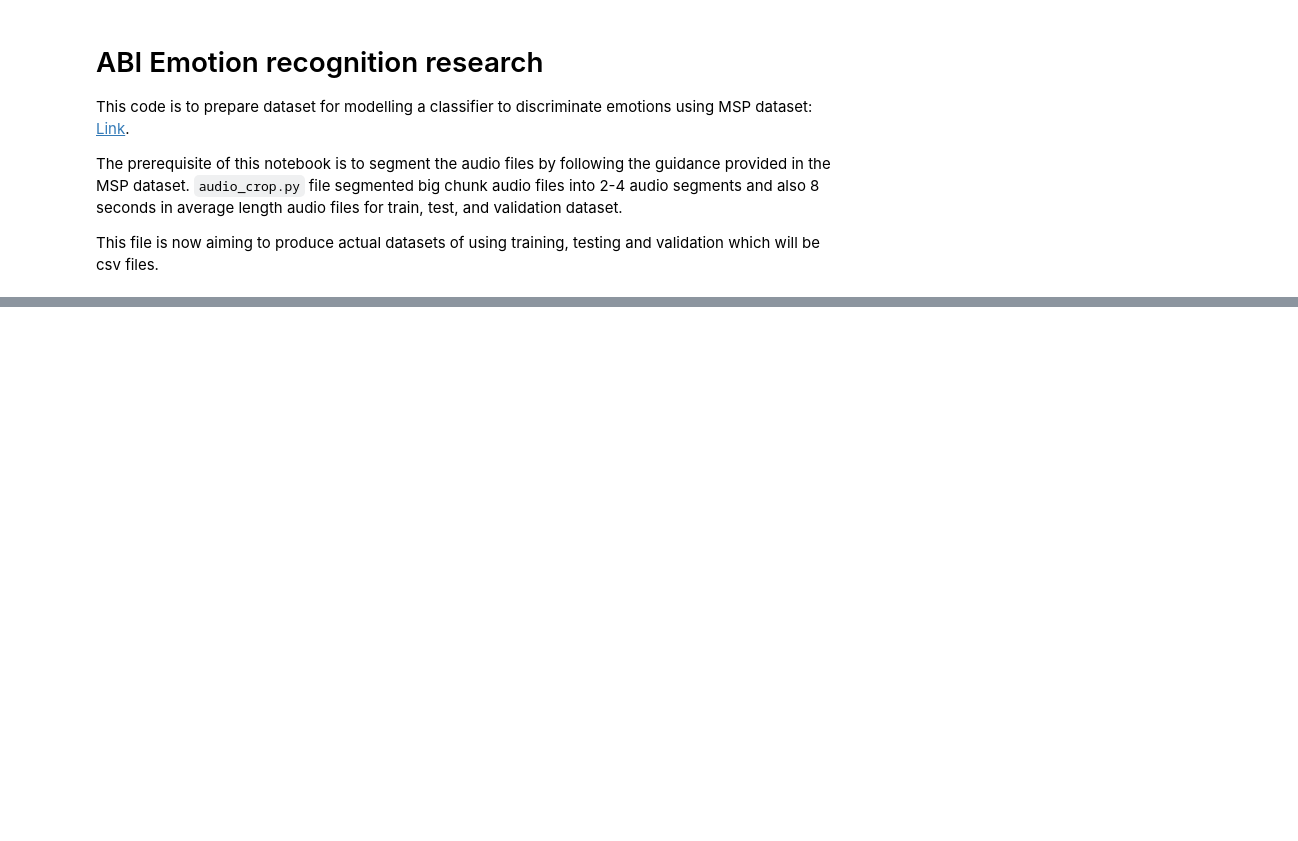
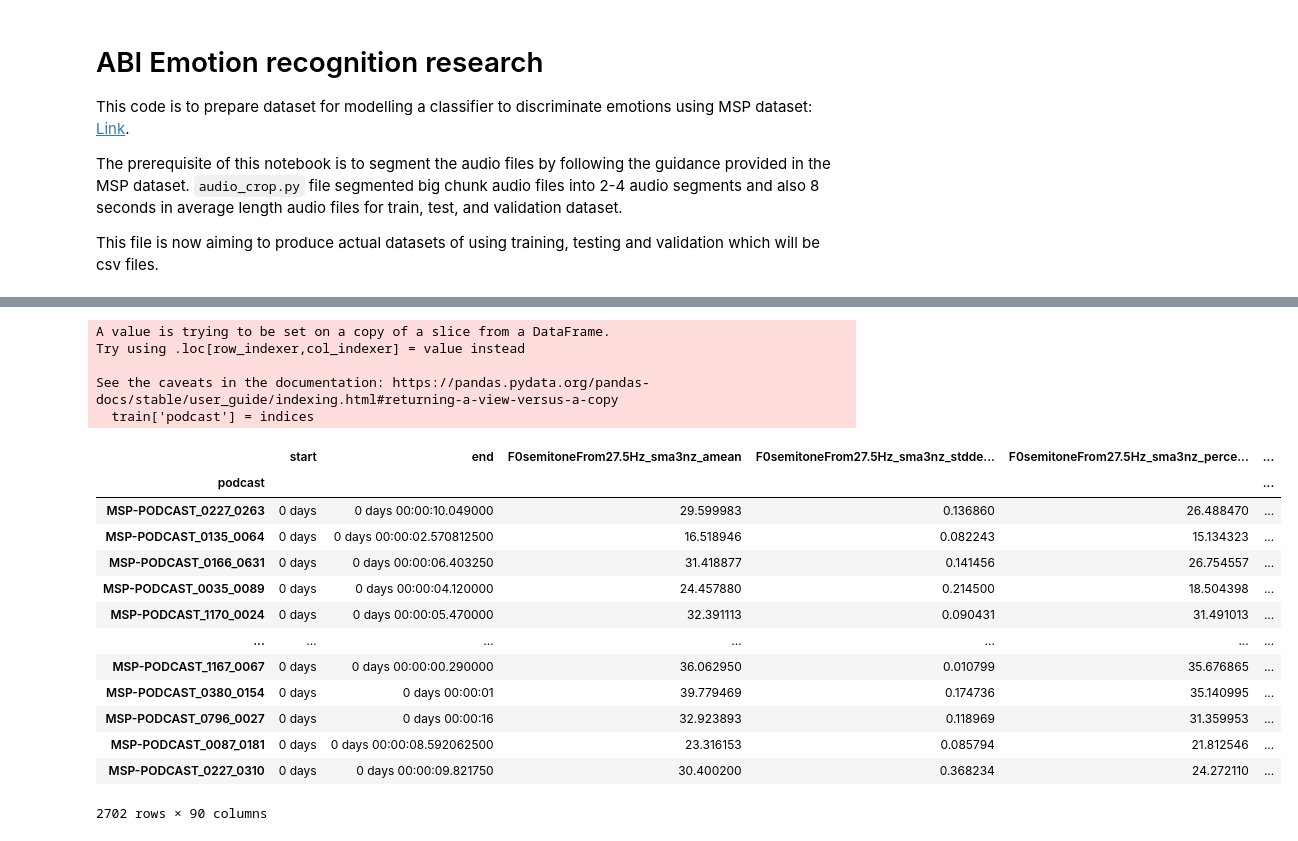
Before and after one commit to eddie8615/ABI_research, a Jupyter notebook: Data Preprocessing.ipynb, the cells around one changed output, grey strips where cells are left out. Cells and saved outputs as stored; diff of their text form; code cells hidden in the pictures; blank space fills up the shorter version.

```diff
--- a/Data Preprocessing.ipynb
+++ b/Data Preprocessing.ipynb
@@ -24,0 +88,28 @@ validation = pd.DataFrame()
+# %%
+indices = []
+for index in train.index:
+    indices.append(index[11:32])
+
+train['podcast'] = indices
+train = train.set_index('podcast')
+train
+# %% [output]
+A value is trying to be set on a copy of a slice from a DataFrame.
+Try using .loc[row_indexer,col_indexer] = value instead
+
+See the caveats in the documentation: https://pandas.pydata.org/pandas-docs/stable/user_guide/indexing.html#returning-a-view-versus-a-copy
+  train['podcast'] = indices
+|  | start | end | F0semitoneFrom27.5Hz_sma3nz_amean | F0semitoneFrom27.5Hz_sma3nz_stdde... | F0semitoneFrom27.5Hz_sma3nz_perce... | ... |
+| podcast |  |  |  |  |  | ... |
+| MSP-PODCAST_0227_0263 | 0 days | 0 days 00:00:10.049000 | 29.599983 | 0.136860 | 26.488470 | ... |
+| MSP-PODCAST_0135_0064 | 0 days | 0 days 00:00:02.570812500 | 16.518946 | 0.082243 | 15.134323 | ... |
+| MSP-PODCAST_0166_0631 | 0 days | 0 days 00:00:06.403250 | 31.418877 | 0.141456 | 26.754557 | ... |
+| MSP-PODCAST_0035_0089 | 0 days | 0 days 00:00:04.120000 | 24.457880 | 0.214500 | 18.504398 | ... |
+| MSP-PODCAST_1170_0024 | 0 days | 0 days 00:00:05.470000 | 32.391113 | 0.090431 | 31.491013 | ... |
+| ... | ... | ... | ... | ... | ... | ... |
+| MSP-PODCAST_1167_0067 | 0 days | 0 days 00:00:00.290000 | 36.062950 | 0.010799 | 35.676865 | ... |
+| MSP-PODCAST_0380_0154 | 0 days | 0 days 00:00:01 | 39.779469 | 0.174736 | 35.140995 | ... |
+| MSP-PODCAST_0796_0027 | 0 days | 0 days 00:00:16 | 32.923893 | 0.118969 | 31.359953 | ... |
+| MSP-PODCAST_0087_0181 | 0 days | 0 days 00:00:08.592062500 | 23.316153 | 0.085794 | 21.812546 | ... |
+| MSP-PODCAST_0227_0310 | 0 days | 0 days 00:00:09.821750 | 30.400200 | 0.368234 | 24.272110 | ... |
+2702 rows × 90 columns
```
Also changed, not shown: parts of 19 cells of this notebook, 1 other file.
